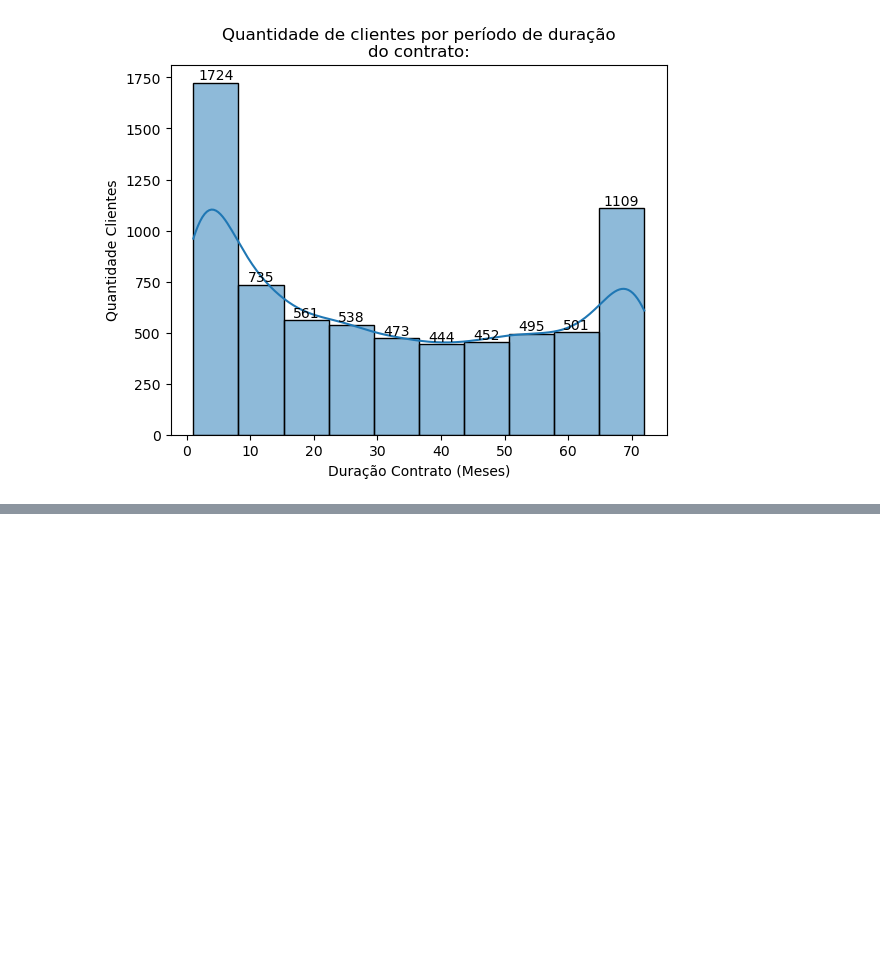
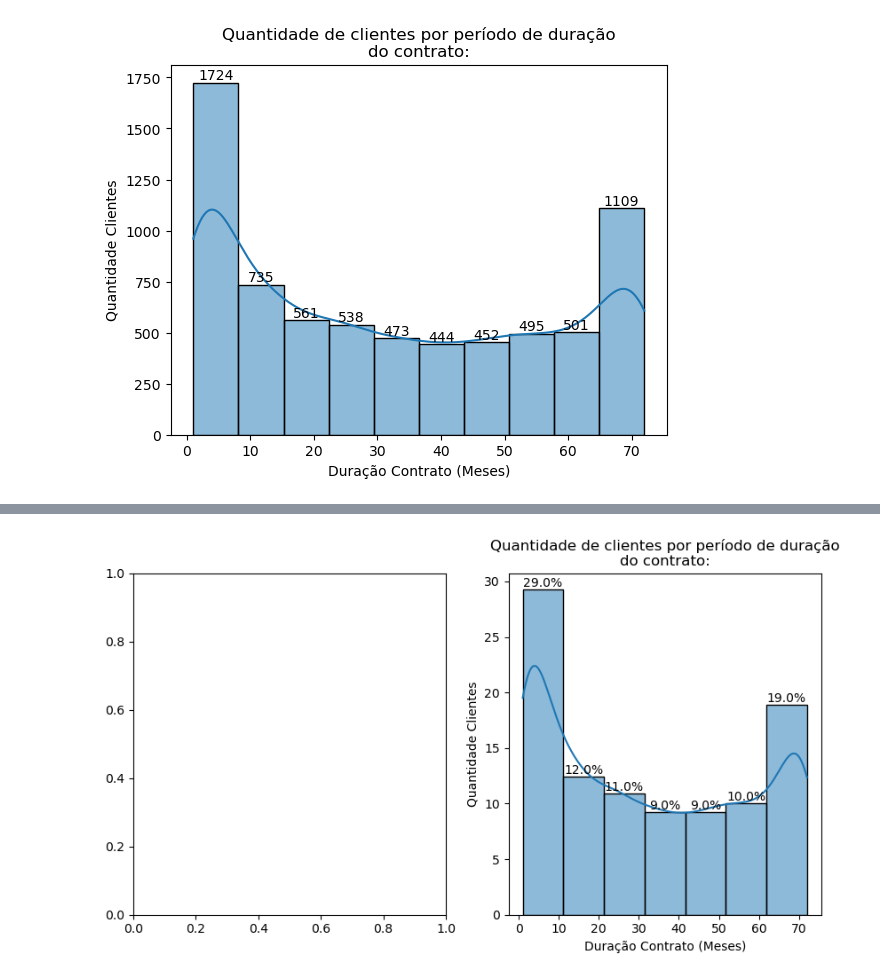
Before and after one commit to Megalonnix/ChallengeTelecomX, a Jupyter notebook: TelecomX_BR.ipynb, the cells around one changed output, grey strips where cells are left out. Cells and saved outputs as stored; diff of their text form; code cells hidden in the pictures; blank space fills up the shorter version.

Commit message:
Experimentando subplots no Seaborn

```diff
--- a/TelecomX_BR.ipynb
+++ b/TelecomX_BR.ipynb
@@ -576,0 +574,33 @@ plt.show()
+# %%
+# Dados no formato desejado por mim:
+series_ = pd.Series(
+    qtd_meses_por_contrato,
+    name='Duração Contrato (Meses)')
+
+# Construção do Histograma:
+fig, [ax,ax2] = plt.subplots(1,2, figsize=(10,5))
+hist_plot = sns.histplot(
+    data=series_,
+    kde=True,
+    ax=ax2,
+    bins=7,
+    element='bars',
+    stat='percent')
+
+# Adicionando legendas nas barrinhas
+# do histograma (Seaborn):
+for vls_barras in hist_plot.containers:
+    ax2.bar_label(vls_barras, labels=[
+            f'{round(vl_individual.get_height(), 0)}%'
+            for vl_individual in vls_barras
+        ])
+
+# Leitura do Histograma:
+plt.title(
+    'Quantidade de clientes por período de duração'+
+    '\ndo contrato:')
+plt.xlabel('Duração Contrato (Meses)') # Por default, ele pega da Series
+plt.ylabel('Quantidade Clientes')
+plt.show()
+# %% [output]
+[figure, added]
```
Also changed, not shown: parts of 1 cell of this notebook.
